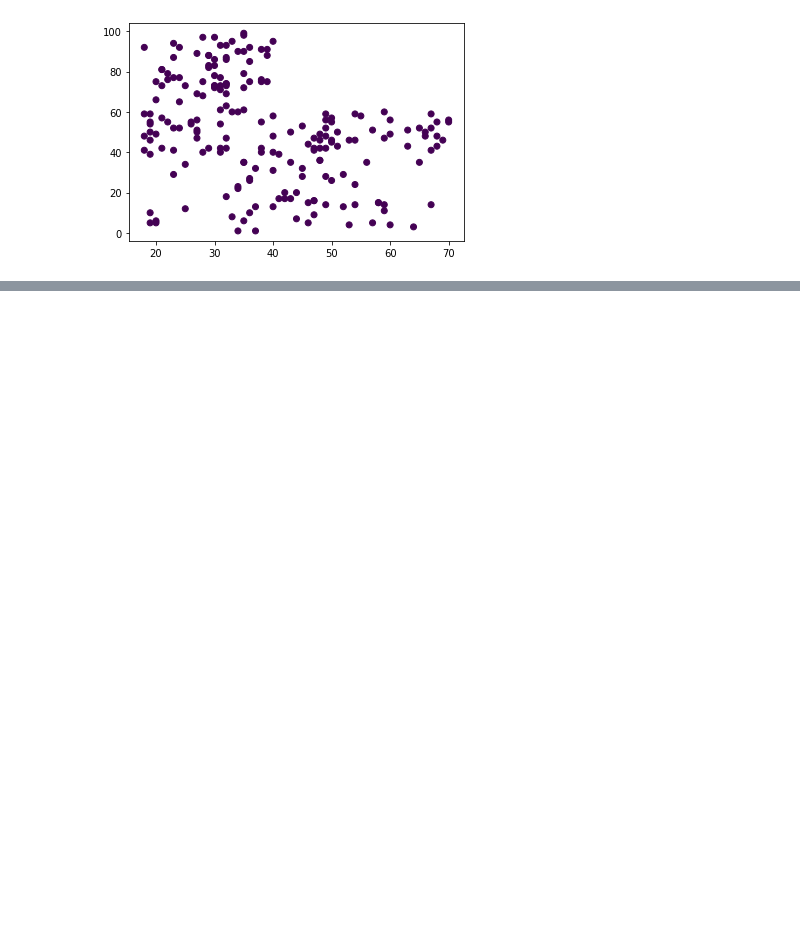
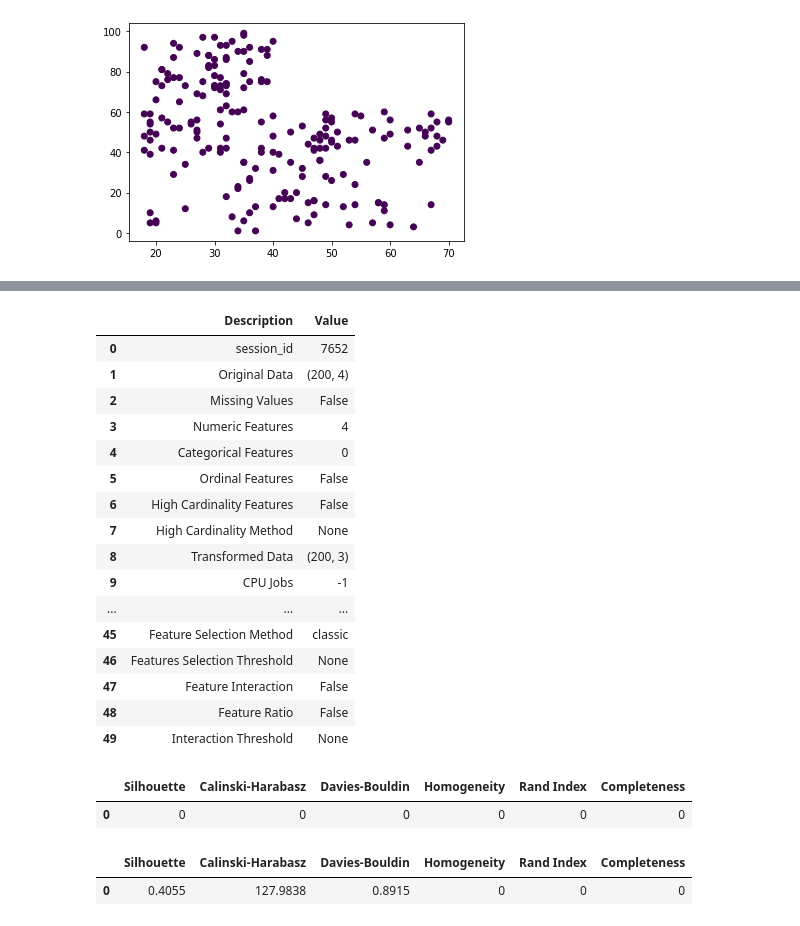
Before and after one commit to jithesh9539/Clustering_Techniques_CMPE255, a Jupyter notebook: Clustering_Techniques.ipynb, the cells around one changed output, grey strips where cells are left out. Drawn from its saved outputs; the diff is of its cells as text; code cells hidden in the pictures; blank space fills up the shorter version.

```diff
--- a/Clustering_Techniques.ipynb
+++ b/Clustering_Techniques.ipynb
@@ -261,0 +309,32 @@ from pycaret.datasets import get_data
+# %%
+df=pd.read_csv('/content/Mall_Customers1.csv')
+# %%
+cluster = setup(df, session_id = 7652)
+# %% [output]
+|  | Description | Value |
+| 0 | session_id | 7652 |
+| 1 | Original Data | (200, 4) |
+| 2 | Missing Values | False |
+| 3 | Numeric Features | 4 |
+| 4 | Categorical Features | 0 |
+| 5 | Ordinal Features | False |
+| 6 | High Cardinality Features | False |
+| 7 | High Cardinality Method | None |
+| 8 | Transformed Data | (200, 3) |
+| 9 | CPU Jobs | -1 |
+| ... | ... | ... |
+| 45 | Feature Selection Method | classic |
+| 46 | Features Selection Threshold | None |
+| 47 | Feature Interaction | False |
+| 48 | Feature Ratio | False |
+| 49 | Interaction Threshold | None |
+# %%
+model = create_model('dbscan')
+# %% [output]
+|  | Silhouette | Calinski-Harabasz | Davies-Bouldin | Homogeneity | Rand Index | Completeness |
+| 0 | 0 | 0 | 0 | 0 | 0 | 0 |
+# %%
+model = create_model('kmeans')
+# %% [output]
+|  | Silhouette | Calinski-Harabasz | Davies-Bouldin | Homogeneity | Rand Index | Completeness |
+| 0 | 0.4055 | 127.9838 | 0.8915 | 0 | 0 | 0 |
```
Also changed, not shown: parts of 14 cells of this notebook.
